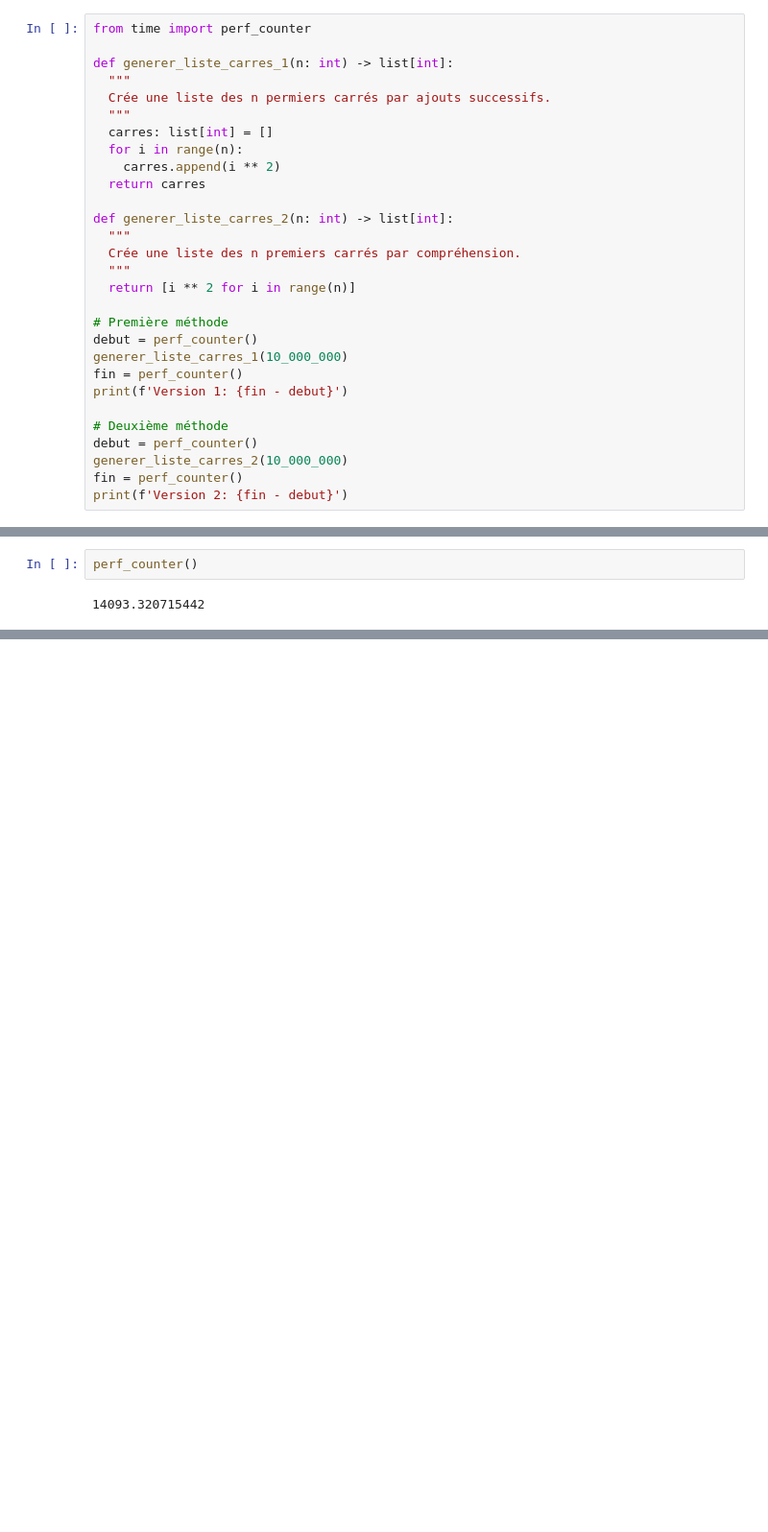
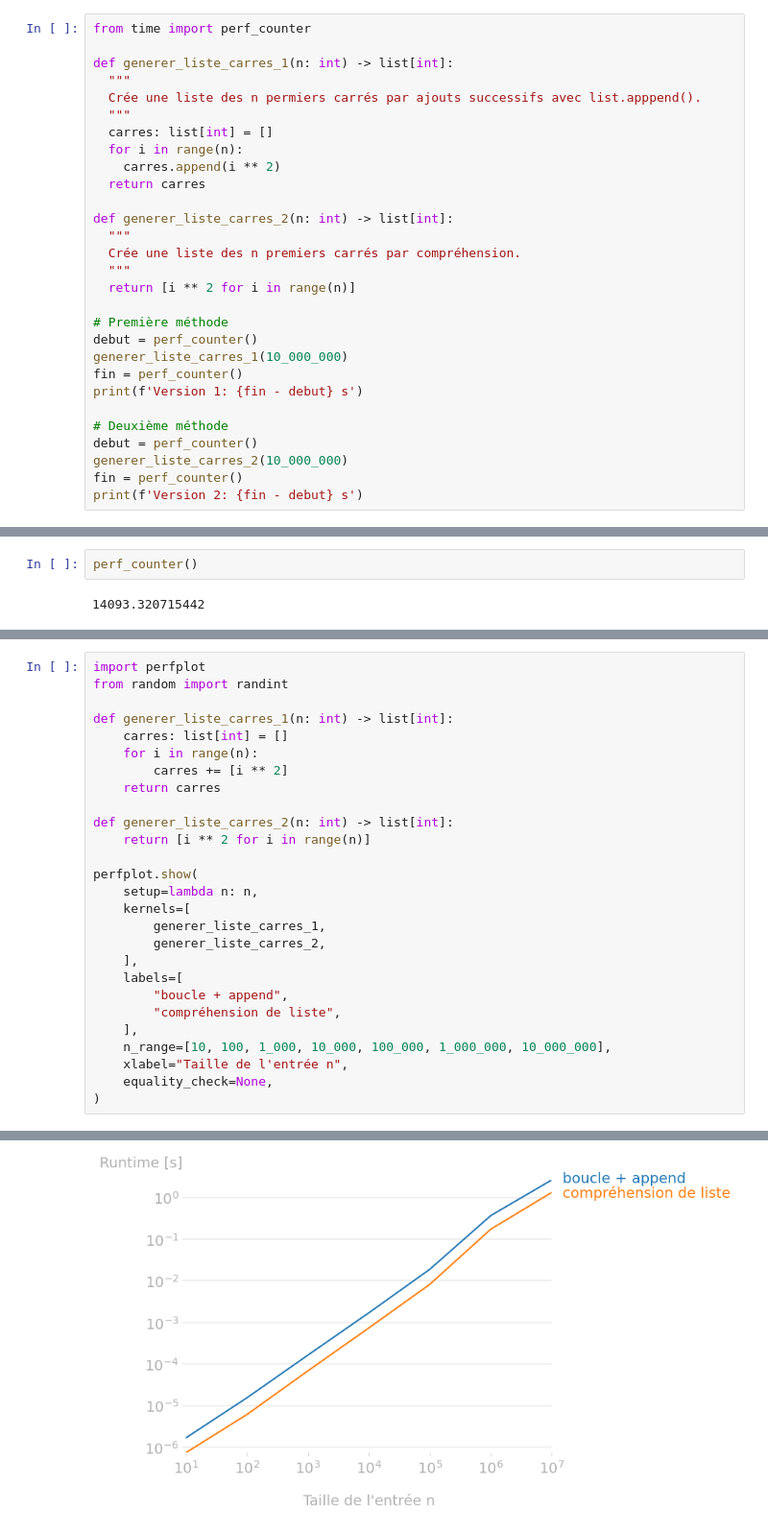
Before and after one commit to iannickgagnon/sagedays_iannick_2026, a Jupyter notebook: python_2/carnet_python_2.ipynb, the cells around one changed output, grey strips where cells are left out. Shown at 96% size. Drawn from its saved outputs; the diff is of its cells as text; blank space fills up the shorter version.

```diff
--- a/python_2/carnet_python_2.ipynb
+++ b/python_2/carnet_python_2.ipynb
@@ -735,7 +735,7 @@ from time import perf_counter
 
 def generer_liste_carres_1(n: int) -> list[int]:
   """
-  Crée une liste des n permiers carrés par ajouts successifs.
+  Crée une liste des n permiers carrés par ajouts successifs avec list.apppend().
   """
   carres: list[int] = []
   for i in range(n):
@@ -752,11 +752,11 @@ def generer_liste_carres_2(n: int) -> list[int]:
 debut = perf_counter()
 generer_liste_carres_1(10_000_000)
 fin = perf_counter()
-print(f'Version 1: {fin - debut}')
+print(f'Version 1: {fin - debut} s')
 
 # Deuxième méthode
 debut = perf_counter()
 generer_liste_carres_2(10_000_000)
 fin = perf_counter()
-print(f'Version 2: {fin - debut}')
+print(f'Version 2: {fin - debut} s')
 # %% [output]
@@ -831,0 +906,28 @@ perf_counter()
+# %%
+import perfplot
+from random import randint
+
+def generer_liste_carres_1(n: int) -> list[int]:
+    carres: list[int] = []
+    for i in range(n):
+        carres += [i ** 2]
+    return carres
+
+def generer_liste_carres_2(n: int) -> list[int]:
+    return [i ** 2 for i in range(n)]
+
+perfplot.show(
+    setup=lambda n: n,
+    kernels=[
+        generer_liste_carres_1,
+        generer_liste_carres_2,
+    ],
+    labels=[
+        "boucle + append",
+        "compréhension de liste",
+    ],
+    n_range=[10, 100, 1_000, 10_000, 100_000, 1_000_000, 10_000_000],
+    xlabel="Taille de l'entrée n",
+    equality_check=None,
+)
+# %% [output]
@@ -831,0 +936 @@ perf_counter()
+[figure, added]
```
Also changed, not shown: parts of 14 cells of this notebook.
